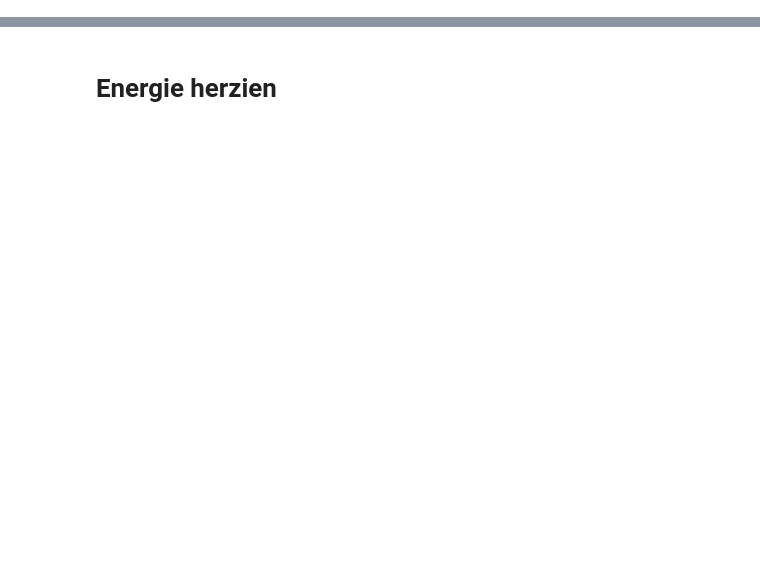
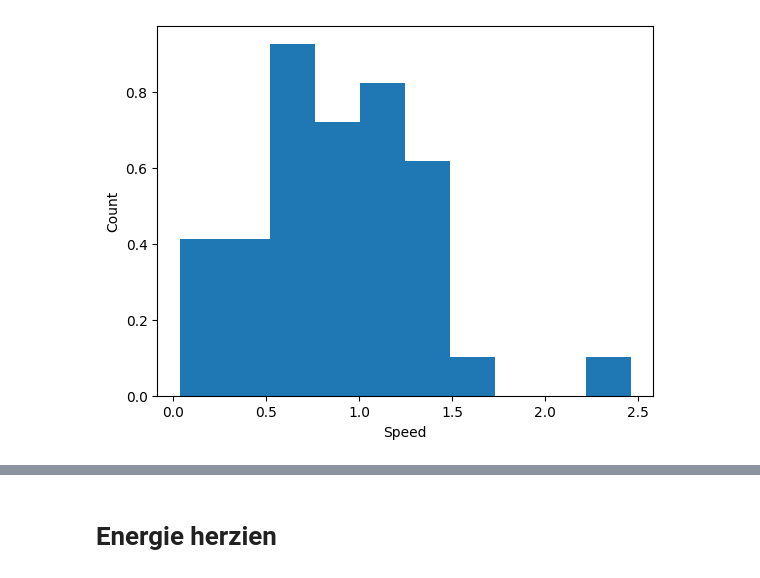
Before and after one commit to Contemporary-Physicslab/PySim, a Jupyter notebook: book/Q2/Boltzmann.ipynb, the cells around one changed output, grey strips where cells are left out. Saved outputs shown, nothing was run; the diff lists cells and outputs as text; code cells hidden in the pictures; blank space fills up the shorter version.

```diff
--- a/book/Q2/Boltzmann.ipynb
+++ b/book/Q2/Boltzmann.ipynb
@@ -224,0 +215,19 @@ SyntaxError: invalid decimal literal (1657525622.py, line 1)
+# %%
+particles = []
+
+create_uniform_particles(particles)
+for i in range(num_steps):
+    take_time_step(particles)
+
+speeds = [np.linalg.norm(p.v) for p in particles]
+counts, bins = np.histogram(speeds, bins =10, density='True')
+
+plt.figure()
+plt.xlabel('Speed')
+plt.ylabel('Count')
+
+plt.stairs(counts, bins, fill='True')
+
+plt.show()
+# %% [output]
+[figure, added]
```
Also changed, not shown: parts of 45 cells of this notebook.
